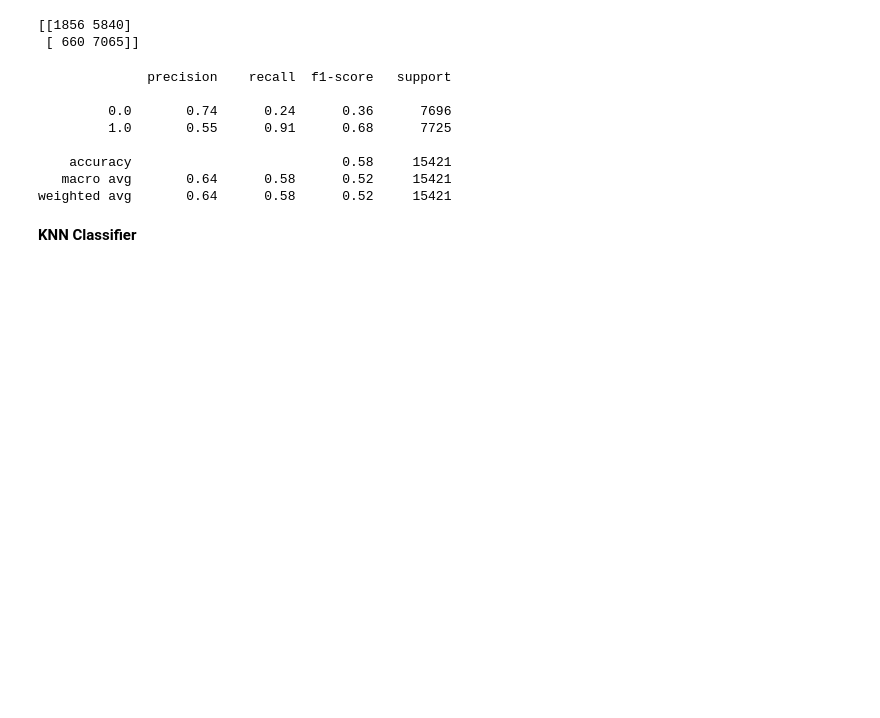
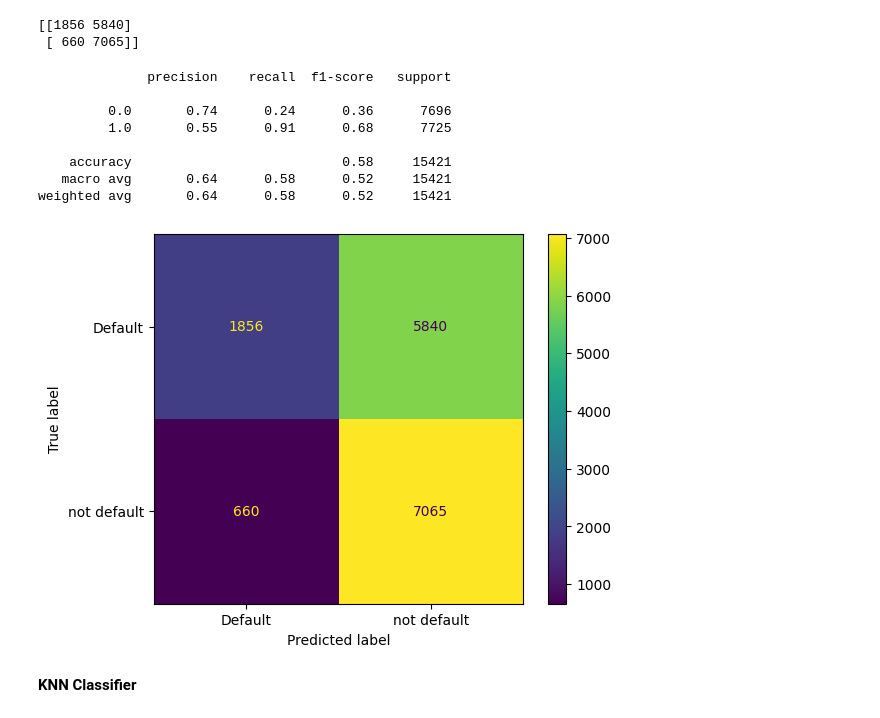
Before and after one commit to SaamarthMeston/Capstone-Project-3---Credit-card-default, a Jupyter notebook: Capston_project_3_(Credit_car_default_prediction).ipynb, the cells around one changed output. Drawn from its saved outputs; the diff is of its cells as text; code cells hidden in the pictures; blank space fills up the shorter version.

```diff
--- a/Capston_project_3_(Credit_car_default_prediction).ipynb
+++ b/Capston_project_3_(Credit_car_default_prediction).ipynb
@@ -378,6 +389,12 @@ print(classification_report(y_test,NB_pred))
     accuracy                           0.58     15421
    macro avg       0.64      0.58      0.52     15421
 weighted avg       0.64      0.58      0.52     15421
+# %%
+disp = ConfusionMatrixDisplay(confusion_matrix(y_test,NB_pred), display_labels=['Default','not default'])
+disp.plot()
+plt.show()
+# %% [output]
+[figure, added]
 # %%
 fpr_NBC_1, tpr_NBC_2, thresh_NBC = roc_curve(y_test,NB_pred)
 accu_NBC = accuracy_score(y_test,NB_pred)
```
Also changed, not shown: parts of 7 cells of this notebook.
